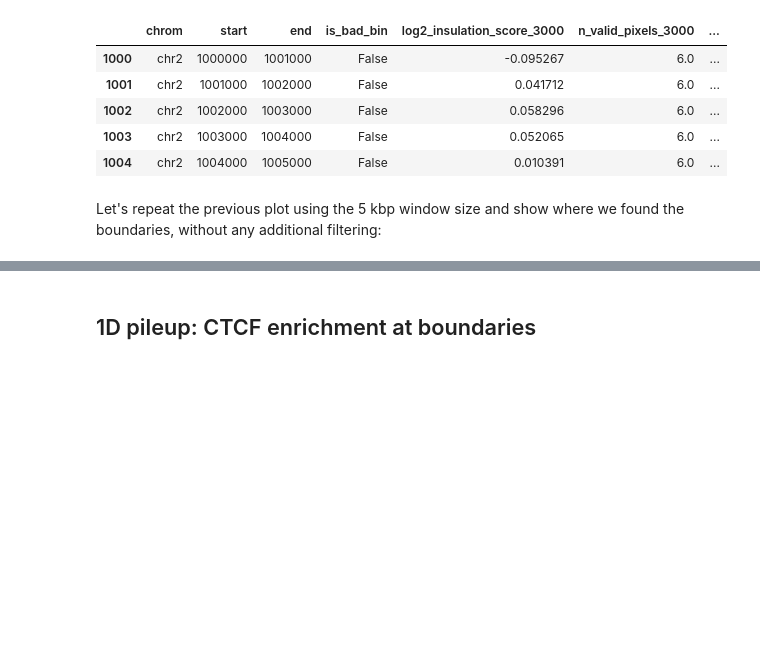
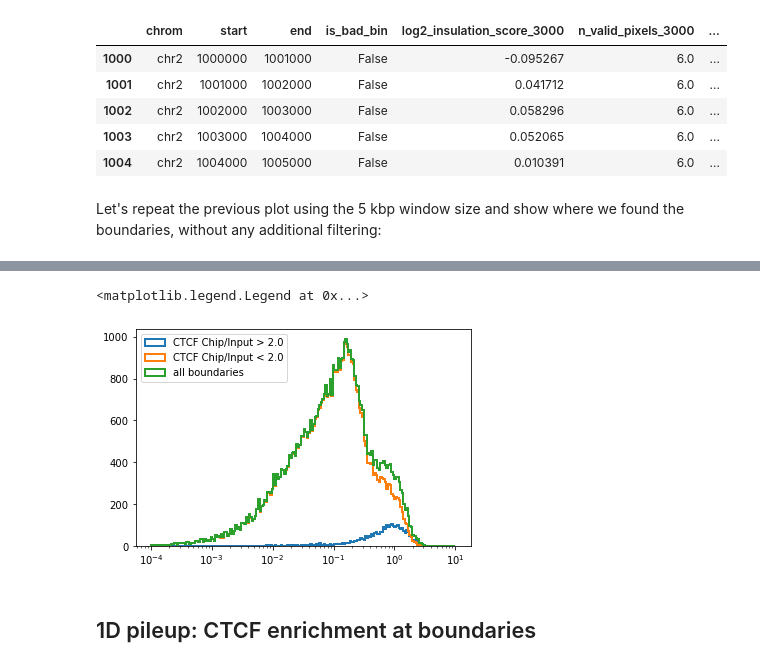
Before and after one commit to open2c/open2c_examples, a Jupyter notebook: Insulation_and_boundaries.ipynb, the cells around one changed output, grey strips where cells are left out. Drawn from its saved outputs; the diff is of its cells as text; code cells hidden in the pictures; blank space fills up the shorter version.

```diff
--- a/Insulation_and_boundaries.ipynb
+++ b/Insulation_and_boundaries.ipynb
@@ -165,3 +243,30 @@ ax.set_xlim(region[1], region[2])
+# %%
+histkwargs = dict(
+    bins=10**np.linspace(-4,1,200),
+    histtype='step',
+    lw=2,
+)
+
+plt.xscale('log')
+plt.hist(
+    boundaries['boundary_strength_5000'][ctcf_chip_signal>=2],
+    label='CTCF Chip/Input > 2.0',
+    **histkwargs
+);
+plt.hist(
+    boundaries['boundary_strength_5000'][ctcf_chip_signal<2],
+    label='CTCF Chip/Input < 2.0',
+    **histkwargs
+);
+plt.hist(
+    boundaries['boundary_strength_5000'],
+    label='all boundaries',
+    **histkwargs
+);
+plt.legend(loc='upper left')
+# %% [output]
+<matplotlib.legend.Legend at 0x...>
+[figure, added]
 # %% [markdown]
 ## 1D pileup: CTCF enrichment at boundaries
 # %% [markdown]
```
Also changed, not shown: parts of 15 cells of this notebook.
